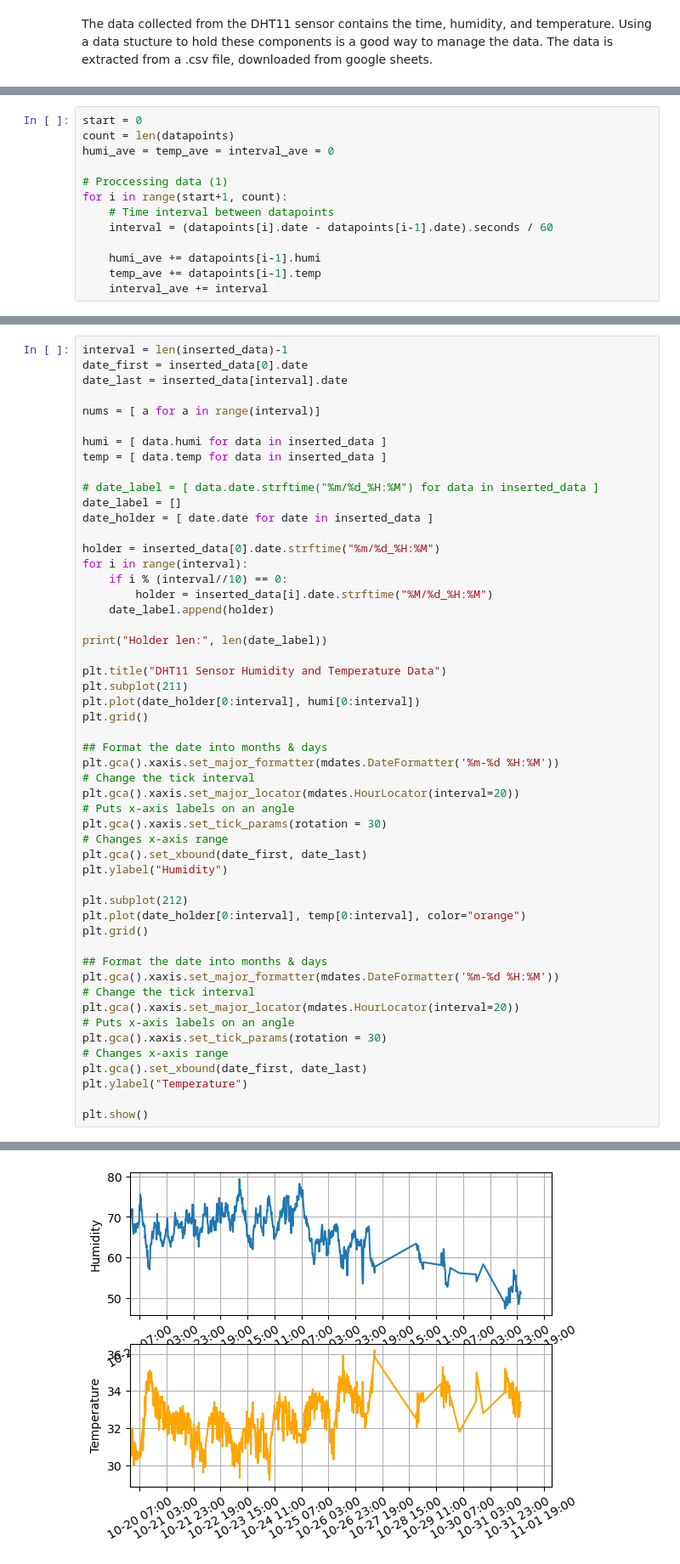
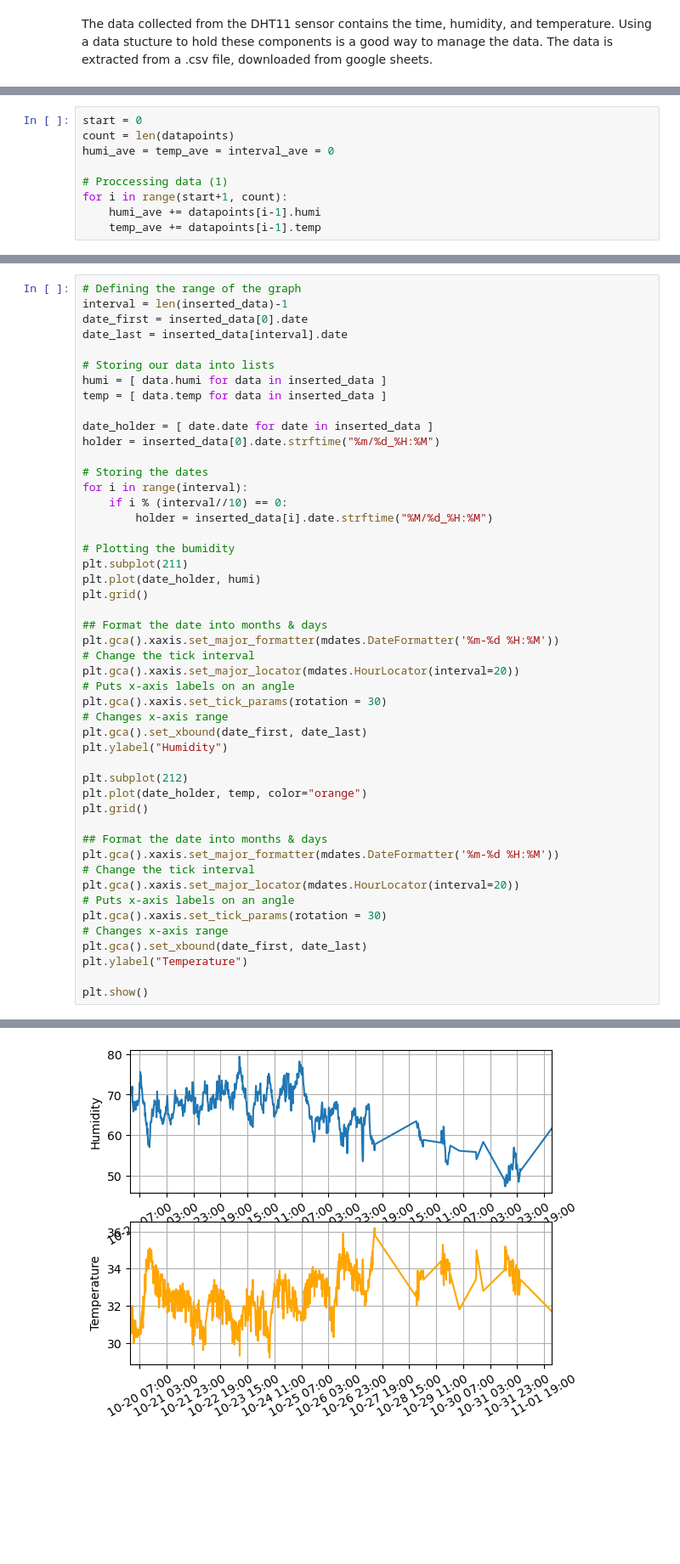
Before and after one commit to AloysiusButac/Digital-Signal-Processing, a Jupyter notebook: codes.ipynb, the cells around one changed output, grey strips where cells are left out. Shown at 85% size. Drawn from its saved outputs; the diff is of its cells as text; blank space fills up the shorter version.

```diff
--- a/codes.ipynb
+++ b/codes.ipynb
@@ -50,12 +51,8 @@ humi_ave = temp_ave = interval_ave = 0
 
 # Proccessing data (1)
 for i in range(start+1, count):
-    # Time interval between datapoints
-    interval = (datapoints[i].date - datapoints[i-1].date).seconds / 60
-
     humi_ave += datapoints[i-1].humi
     temp_ave += datapoints[i-1].temp
-    interval_ave += interval
 # %%
 # Calculating averages
 humi_ave /= (count - start)
@@ -79,28 +70,24 @@ Total Data Collection period:  10/19 - 23:52:42 - 11/02 - 00:42:35 ( 312.8313888
 # %%
+# Defining the range of the graph
 interval = len(inserted_data)-1
 date_first = inserted_data[0].date
 date_last = inserted_data[interval].date
 
-nums = [ a for a in range(interval)]
-
+# Storing our data into lists
 humi = [ data.humi for data in inserted_data ]
 temp = [ data.temp for data in inserted_data ]
 
-# date_label = [ data.date.strftime("%m/%d_%H:%M") for data in inserted_data ]
-date_label = []
 date_holder = [ date.date for date in inserted_data ]
+holder = inserted_data[0].date.strftime("%m/%d_%H:%M")
 
-holder = inserted_data[0].date.strftime("%m/%d_%H:%M")
+# Storing the dates
 for i in range(interval):
     if i % (interval//10) == 0:
         holder = inserted_data[i].date.strftime("%M/%d_%H:%M")
-    date_label.append(holder)
 
-print("Holder len:", len(date_label))
-
-plt.title("DHT11 Sensor Humidity and Temperature Data")
+# Plotting the bumidity
 plt.subplot(211)
-plt.plot(date_holder[0:interval], humi[0:interval])
+plt.plot(date_holder, humi)
 plt.grid()
 
 ## Format the date into months & days
@@ -114,7 +101,7 @@ plt.gca().set_xbound(date_first, date_last)
 plt.ylabel("Humidity")
 
 plt.subplot(212)
-plt.plot(date_holder[0:interval], temp[0:interval], color="orange")
+plt.plot(date_holder, temp, color="orange")
 plt.grid()
 
 ## Format the date into months & days
@@ -133 +119 @@ Holder len: 833
-[figure, old version]
+[figure, new version]
```
Also changed, not shown: parts of 5 cells of this notebook, 1 other file.
